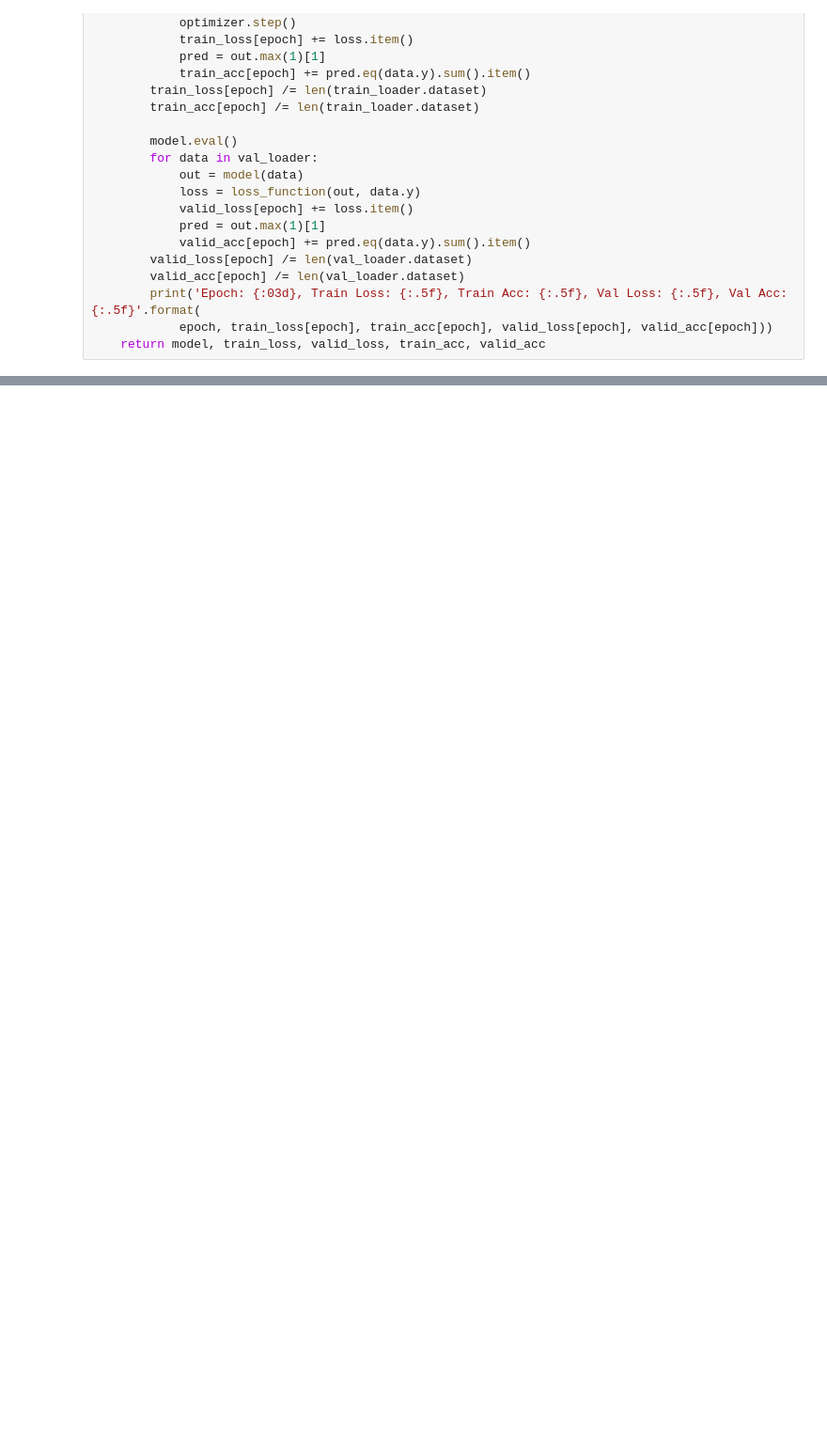
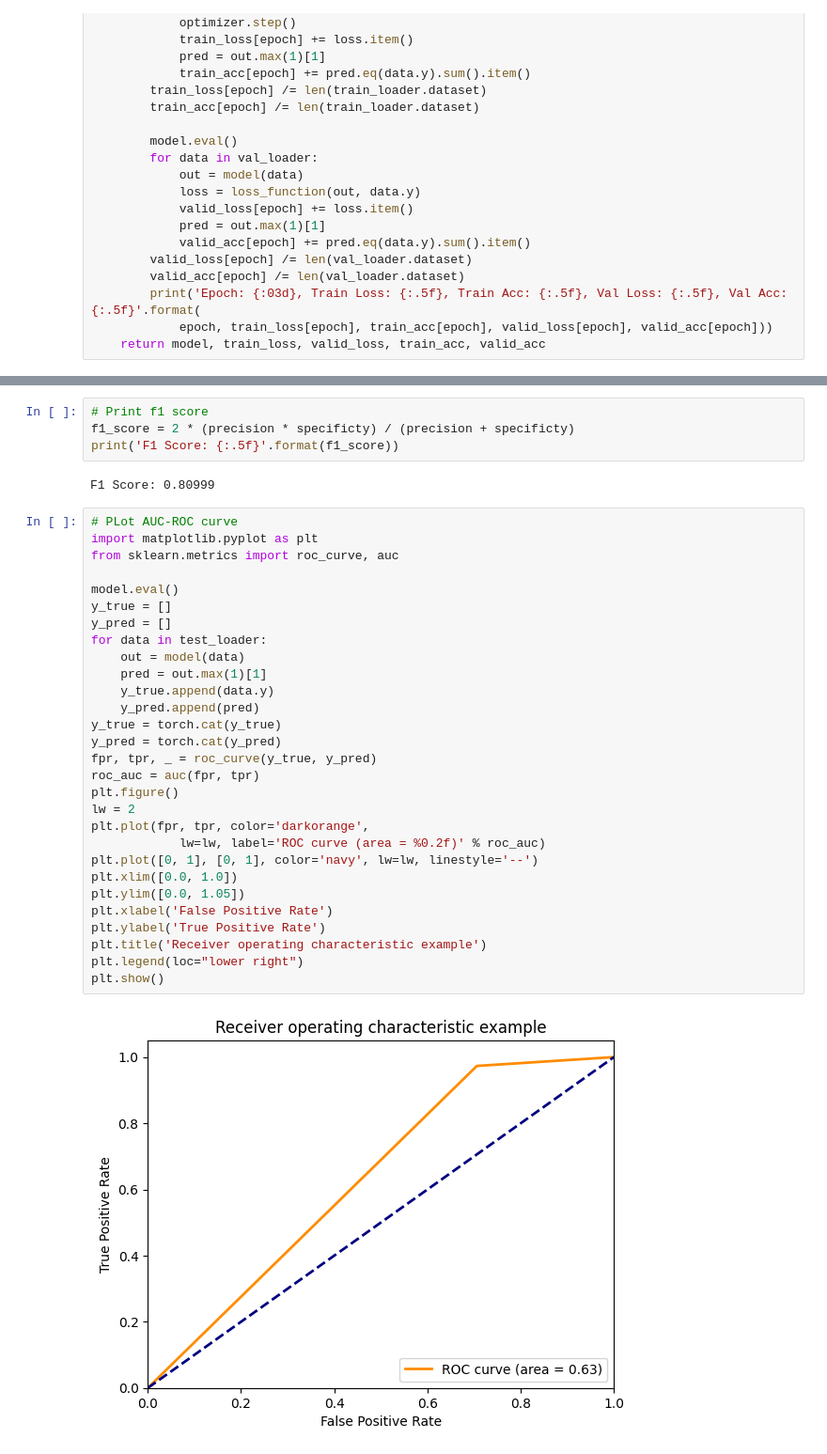
Before and after one commit to ganajayant/DTI-Prediction-Using-DTI, a Jupyter notebook: ModelPrediction.ipynb, the cells around one changed output, grey strips where cells are left out. Shown: that part at 94% size. Drawn from its saved outputs; the diff is of its cells as text; blank space fills up the shorter version.

```diff
--- a/ModelPrediction.ipynb
+++ b/ModelPrediction.ipynb
@@ -167,0 +175,37 @@ Test Accuracy: 0.85875
+# %%
+# Print f1 score
+f1_score = 2 * (precision * specificty) / (precision + specificty)
+print('F1 Score: {:.5f}'.format(f1_score))
+# %% [output]
+F1 Score: 0.80999
+# %%
+# PLot AUC-ROC curve
+import matplotlib.pyplot as plt
+from sklearn.metrics import roc_curve, auc
+
+model.eval()
+y_true = []
+y_pred = []
+for data in test_loader:
+    out = model(data)
+    pred = out.max(1)[1]
+    y_true.append(data.y)
+    y_pred.append(pred)
+y_true = torch.cat(y_true)
+y_pred = torch.cat(y_pred)
+fpr, tpr, _ = roc_curve(y_true, y_pred)
+roc_auc = auc(fpr, tpr)
+plt.figure()
+lw = 2
+plt.plot(fpr, tpr, color='darkorange',
+            lw=lw, label='ROC curve (area = %0.2f)' % roc_auc)
+plt.plot([0, 1], [0, 1], color='navy', lw=lw, linestyle='--')
+plt.xlim([0.0, 1.0])
+plt.ylim([0.0, 1.05])
+plt.xlabel('False Positive Rate')
+plt.ylabel('True Positive Rate')
+plt.title('Receiver operating characteristic example')
+plt.legend(loc="lower right")
+plt.show()
+# %% [output]
+[figure, added]
```
Also changed, not shown: parts of 4 cells of this notebook.
